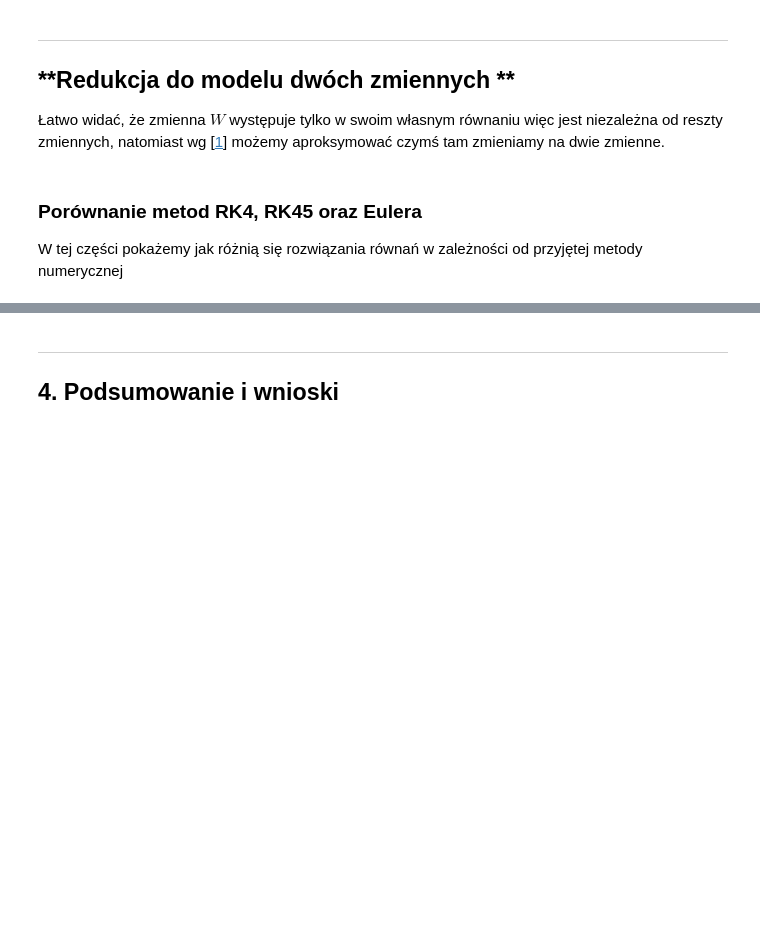
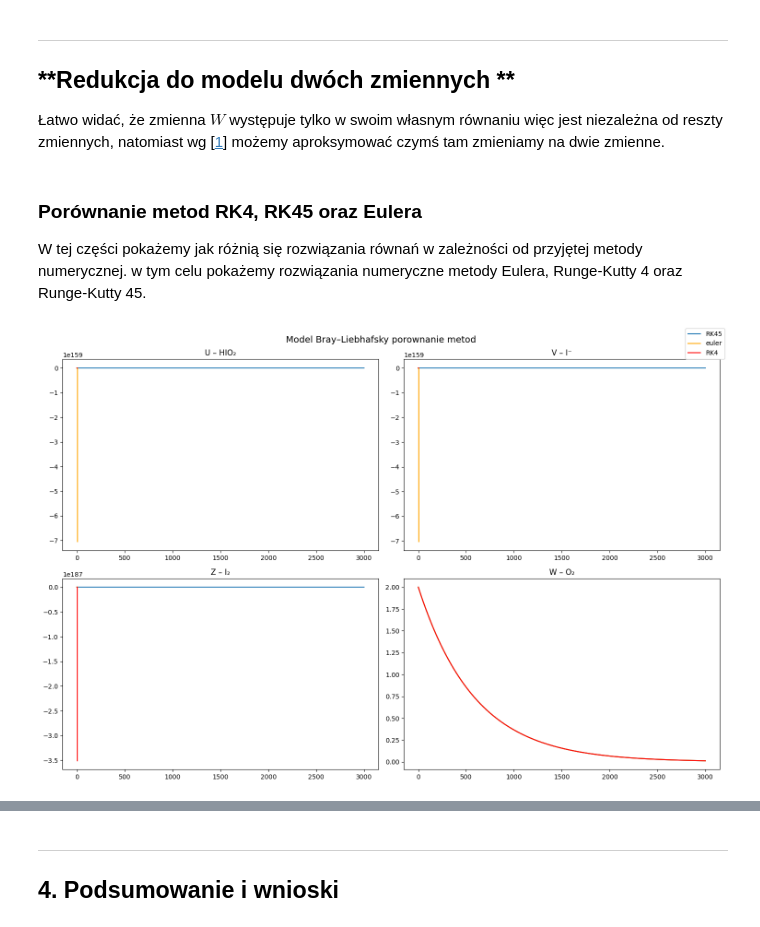
Before and after one commit to Karol-Garbaczewski/Kinetyka-Chemiczna---reakcja-Braya-Liebhafski-ego, a Jupyter notebook: main.ipynb, the cells around one changed output, grey strips where cells are left out. Cells and saved outputs as stored; diff of their text form; code cells hidden in the pictures; blank space fills up the shorter version.

Commit message:
porównanie eulera, rk4, rk45 na wykresie

```diff
--- a/main.ipynb
+++ b/main.ipynb
@@ -293,6 +298,8 @@ def bl_model(
         fig.tight_layout()
         plt.show()
 
+    return sol
+
 U0 = 1000
 V0 = 995
 Z0 = 3
@@ -318,4 +339,4 @@ bl_model(U0, V0, Z0, W0, R1, R2, 1, R4, R5, R6, R7)
 Łatwo widać, że zmienna $W$ występuje tylko w swoim własnym równaniu więc jest niezależna od reszty zmiennych, natomiast wg [[1](#ref1)] możemy aproksymować czymś tam zmieniamy na dwie zmienne.
 # %% [markdown]
 ### **Porównanie metod RK4, RK45 oraz Eulera**
-W tej części pokażemy jak różnią się rozwiązania równań w zależności od przyjętej metody numerycznej
+W tej części pokażemy jak różnią się rozwiązania równań w zależności od przyjętej metody numerycznej. w tym celu pokażemy rozwiązania numeryczne metody Eulera, Runge-Kutty 4 oraz Runge-Kutty 45.
@@ -321,0 +430,16 @@ W tej części pokażemy jak różnią się rozwiązania równań w zależności
+# %%
+U0 = 10  # 00
+V0 = 9  # 95
+Z0 = 3
+W0 = 2
+
+R1 = 0.0035
+R2 = 1.0
+R3 = 1.99
+R4 = 0.0028
+R5 = 1.0
+R6 = 0.0017
+R7 = 0.02
+bl_model_comparssion(U0, V0, Z0, W0, R1, R2, R3, R4, R5, R6, R7, step=0.1, t_max=3000)
+# %% [output]
+[figure, added]
```
Also changed, not shown: parts of 11 cells of this notebook.
